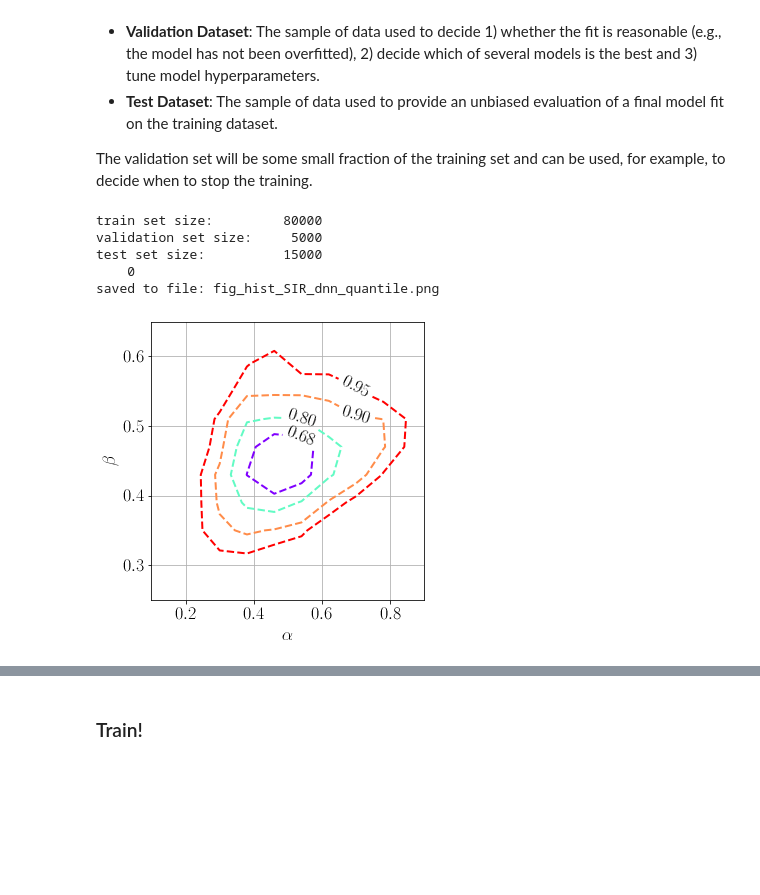
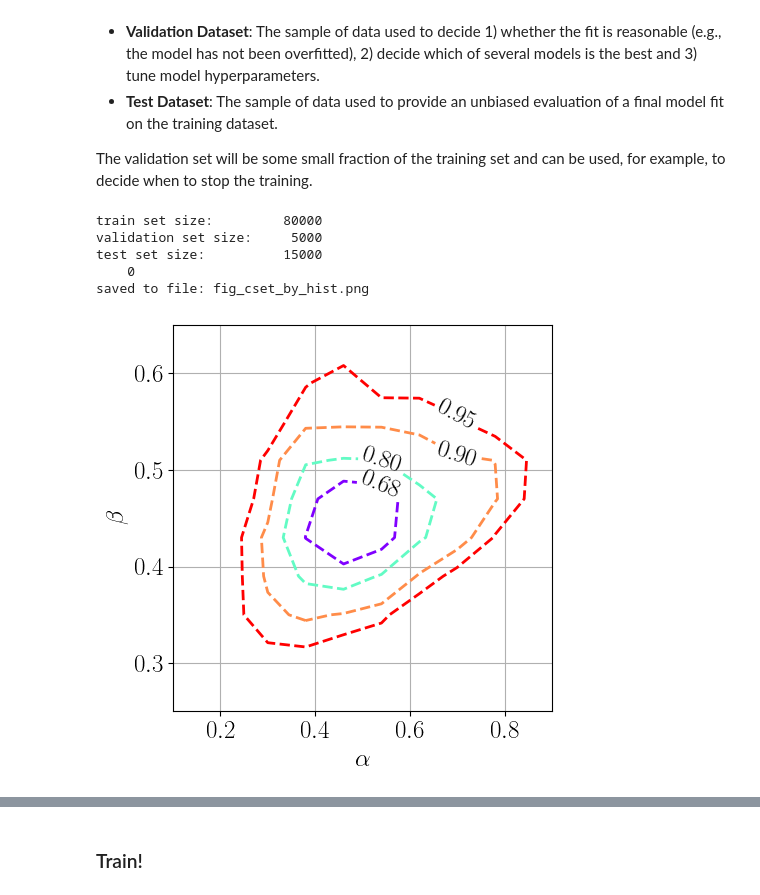
Before and after one commit to AliAlkadhim/ALFFI, a Jupyter notebook: SIR/src/4_SIR_train_quantile.ipynb, the cells around one changed output, grey strips where cells are left out. Drawn from its saved outputs; the diff is of its cells as text; code cells hidden in the pictures; blank space fills up the shorter version.

```diff
--- a/SIR/src/4_SIR_train_quantile.ipynb
+++ b/SIR/src/4_SIR_train_quantile.ipynb
@@ -164,11 +82,13 @@ data.beta_min,   data.beta_max  = 0.25, 0.65
 print(data)
 print()
 
-datafile = '../data/SIR_traindata_100k.csv.gz'
+DSIZE = '100k'
+
+datafile = f'../data/SIR_traindata_{DSIZE:s}.csv.gz'
 
 print('loading %s' % datafile)
 df = pd.read_csv(datafile)
-df['tau'] = np.random.uniform(0,1, len(df))
+df['tau'] = np.random.uniform(0, 1, len(df))
 print('number of rows:', len(df))
 
 df[:5]
@@ -249,37 +169,36 @@ SIRdata.beta_bins  = 10
 
 # Split data into a part for training and a part for testing
 train_data, valid_data, test_data = ut.split_data(df,
                                          test_fraction=tfraction,
                                          validation_fraction=vfraction)
 
 print('train set size:        %6d' % train_data.shape[0])
 print('validation set size:   %6d' % valid_data.shape[0])
 print('test set size:         %6d' % test_data.shape[0])
 
 def smooth_hist(tfraction=2/3, K=1, d=SIRdata):
     P = np.zeros((data.alpha_bins, d.beta_bins))
     for k in range(K):
         print('\r%5d' % k, end='')
         _, test   = train_test_split(df,
                                  test_size=tfraction,
                                  shuffle=True)
         p, xe, ye = ut.hist_data(test, SIRdata)
         P += p
     print()
     P /= K
     return P, xe, ye
 
 hist = smooth_hist()
 
-ut.plot_model(tdata, SIRdata,
-              filename='fig_hist_%s.png' % NN.name)
+ut.plot_model(tdata, SIRdata, filename='fig_cset_by_hist.png')
 # %% [output]
 train set size:         80000
 validation set size:     5000
 test set size:          15000
     0
-saved to file: fig_hist_SIR_dnn_quantile.png
+saved to file: fig_cset_by_hist.png
-[figure, old version]
+[figure, new version]
 # %% [markdown]
 ### Empirical risk (that is, average loss)
 
```
Also changed, not shown: parts of 27 cells of this notebook, 10 other files.
